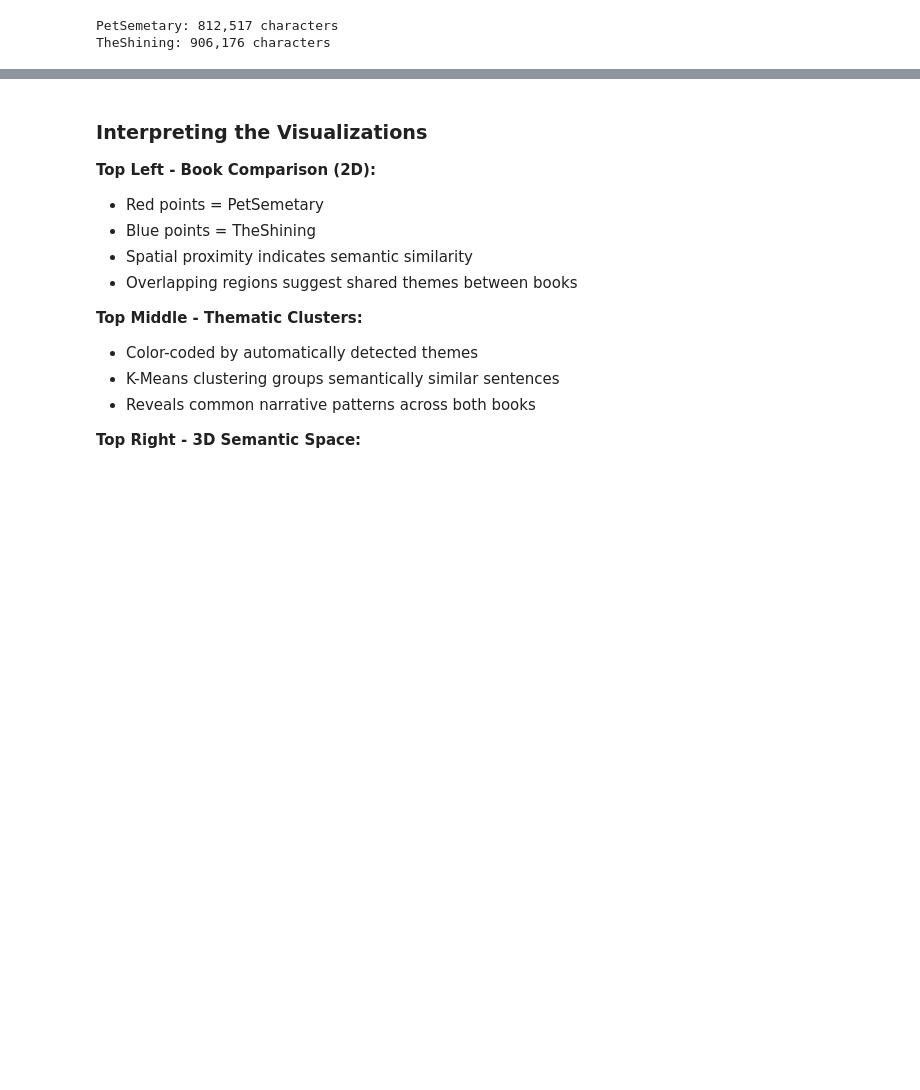
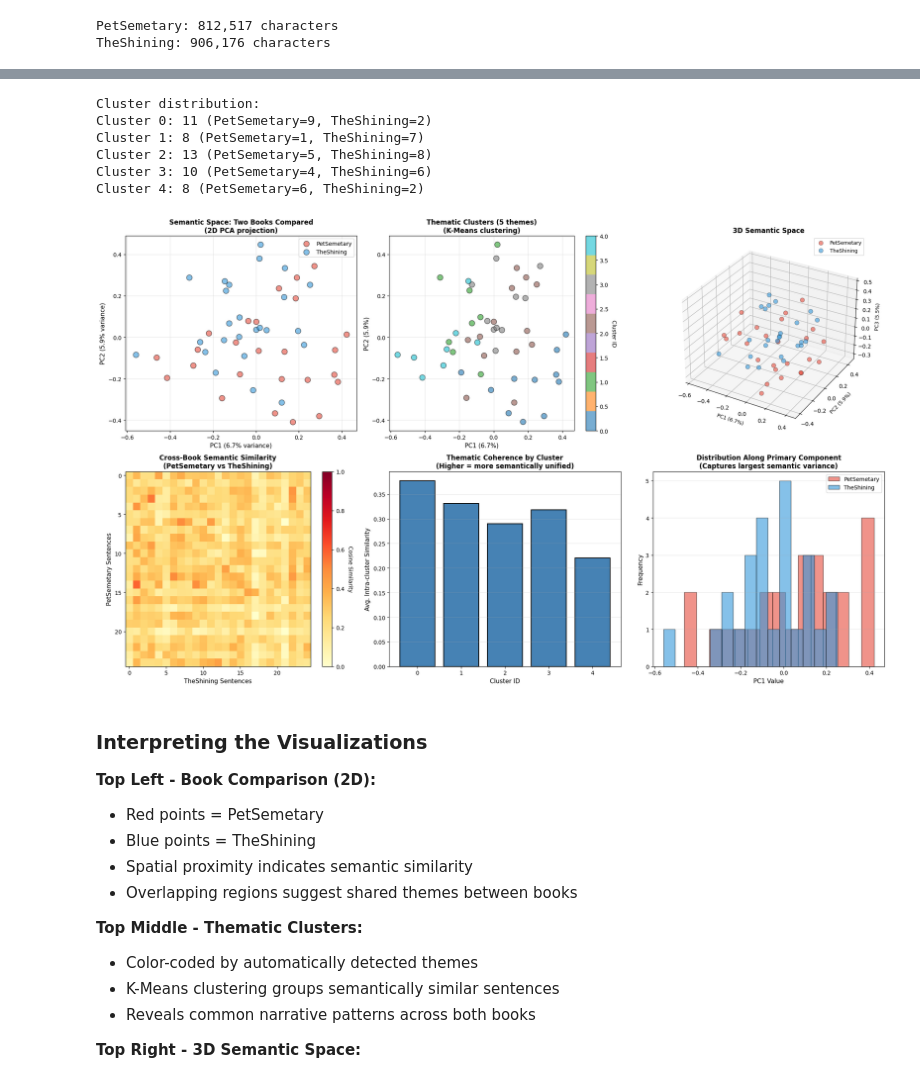
Before and after one commit to Blitz-yeet/applied-NLP-week3, a Jupyter notebook: notebooks/3_2_AppliedNLP_Session3_Sentence_Embeddings_Advanced.ipynb, the cells around one changed output, grey strips where cells are left out. Saved outputs shown, nothing was run; the diff lists cells and outputs as text; code cells hidden in the pictures; blank space fills up the shorter version.

```diff
--- a/notebooks/3_2_AppliedNLP_Session3_Sentence_Embeddings_Advanced.ipynb
+++ b/notebooks/3_2_AppliedNLP_Session3_Sentence_Embeddings_Advanced.ipynb
@@ -210,15 +155,13 @@ LookupError:
 # %%
-# Load sentence transformer model and generate embeddings
-print("Loading sentence transformer model...")
-model = SentenceTransformer('all-MiniLM-L6-v2')
+print("\nLoading model...")
+model = SentenceTransformer("all-MiniLM-L6-v2")
 
-# Combine sentences and track their sources
-all_sentences = PetSemetary_sentences + TheShiningsentences
-book_labels = ['PetSemetary'] * len(PetSemetary_sentences) + ['TheShining'] * len(TheShiningsentences)
+all_sentences = PetSemetary_sentences + TheShining_sentences
+book_labels   = ["PetSemetary"] * len(PetSemetary_sentences) + \
+                ["TheShining"] * len(TheShining_sentences)
 
-# Generate embeddings
-print("Generating embeddings...")
+print("Encoding...")
 embeddings = model.encode(all_sentences, show_progress_bar=True)
 
-print(f"\nEmbedding shape: {embeddings.shape}")
-print(f"Each sentence → {embeddings.shape[1]}-dimensional vector")
+PetSemetary_embeddings = embeddings[:len(PetSemetary_sentences)]
+TheShining_embeddings  = embeddings[len(PetSemetary_sentences):]
@@ -225,16 +174,21 @@ print(f"Each sentence → {embeddings.shape[1]}-dimensional vector")
 # %%
-# Perform clustering to identify themes
 n_clusters = 5
 kmeans = KMeans(n_clusters=n_clusters, random_state=42, n_init=10)
 clusters = kmeans.fit_predict(embeddings)
 
-print(f"Identified {n_clusters} thematic clusters")
 print("\nCluster distribution:")
 for i in range(n_clusters):
-    count = sum(clusters == i)
-    PetSemetary_count = sum((clusters == i) & (np.array(book_labels) == 'PetSemetary'))
-    TheShining_count = sum((clusters == i) & (np.array(book_labels) == 'TheShining'))
-    print(f"  Cluster {i}: {count} sentences (W:{PetSemetary_count}, LG:{TheShining_count})")
+    total = sum(clusters == i)
+    pet   = sum((clusters == i) & (np.array(book_labels) == "PetSemetary"))
+    shine = sum((clusters == i) & (np.array(book_labels) == "TheShining"))
+    print(f"Cluster {i}: {total} (PetSemetary={pet}, TheShining={shine})")
+# %% [output]
+Cluster distribution:
+Cluster 0: 11 (PetSemetary=9, TheShining=2)
+Cluster 1: 8 (PetSemetary=1, TheShining=7)
+Cluster 2: 13 (PetSemetary=5, TheShining=8)
+Cluster 3: 10 (PetSemetary=4, TheShining=6)
+Cluster 4: 8 (PetSemetary=6, TheShining=2)
 # %%
 # Create comprehensive visualization
 fig = plt.figure(figsize=(20, 12))
@@ -315,34 +269,36 @@ for i in range(n_clusters):
         # Average similarity (excluding diagonal)
         avg_sim = (sim_matrix.sum() - sim_matrix.trace()) / (sim_matrix.size - len(cluster_emb))
         cluster_similarities.append(avg_sim)
     else:
         cluster_similarities.append(0)
 
 bars = ax5.bar(range(n_clusters), cluster_similarities, color='steelblue', edgecolor='black', linewidth=1.5)
 ax5.set_xlabel('Cluster ID', fontsize=11)
 ax5.set_ylabel('Avg. Intra-cluster Similarity', fontsize=11)
 ax5.set_title('Thematic Coherence by Cluster\n(Higher = more semantically unified)',
              fontsize=12, fontweight='bold')
 ax5.set_xticks(range(n_clusters))
 ax5.grid(True, alpha=0.3, axis='y')
 
 # --- Plot 6: Distribution histogram ---
 ax6 = plt.subplot(2, 3, 6)
 
 PetSemetary_pc1 = points_2d[:len(PetSemetary_sentences), 0]
-TheShining_pc1 = points_2d[len(TheShiningsentences):, 0]
+TheShining_pc1 = points_2d[len(TheShining_sentences):, 0]
 
 ax6.hist(PetSemetary_pc1, bins=15, alpha=0.6, color='#e74c3c', label='PetSemetary', edgecolor='black')
 ax6.hist(TheShining_pc1, bins=15, alpha=0.6, color='#3498db', label='TheShining', edgecolor='black')
 ax6.set_xlabel('PC1 Value', fontsize=11)
 ax6.set_ylabel('Frequency', fontsize=11)
 ax6.set_title('Distribution Along Primary Component\n(Captures largest semantic variance)',
              fontsize=12, fontweight='bold')
 ax6.legend(loc='best')
 ax6.grid(True, alpha=0.3, axis='y')
 
 plt.tight_layout()
 plt.show()
+# %% [output]
+[figure, added]
 # %% [markdown]
 ### Interpreting the Visualizations
 
```
Also changed, not shown: parts of 7 cells of this notebook.
